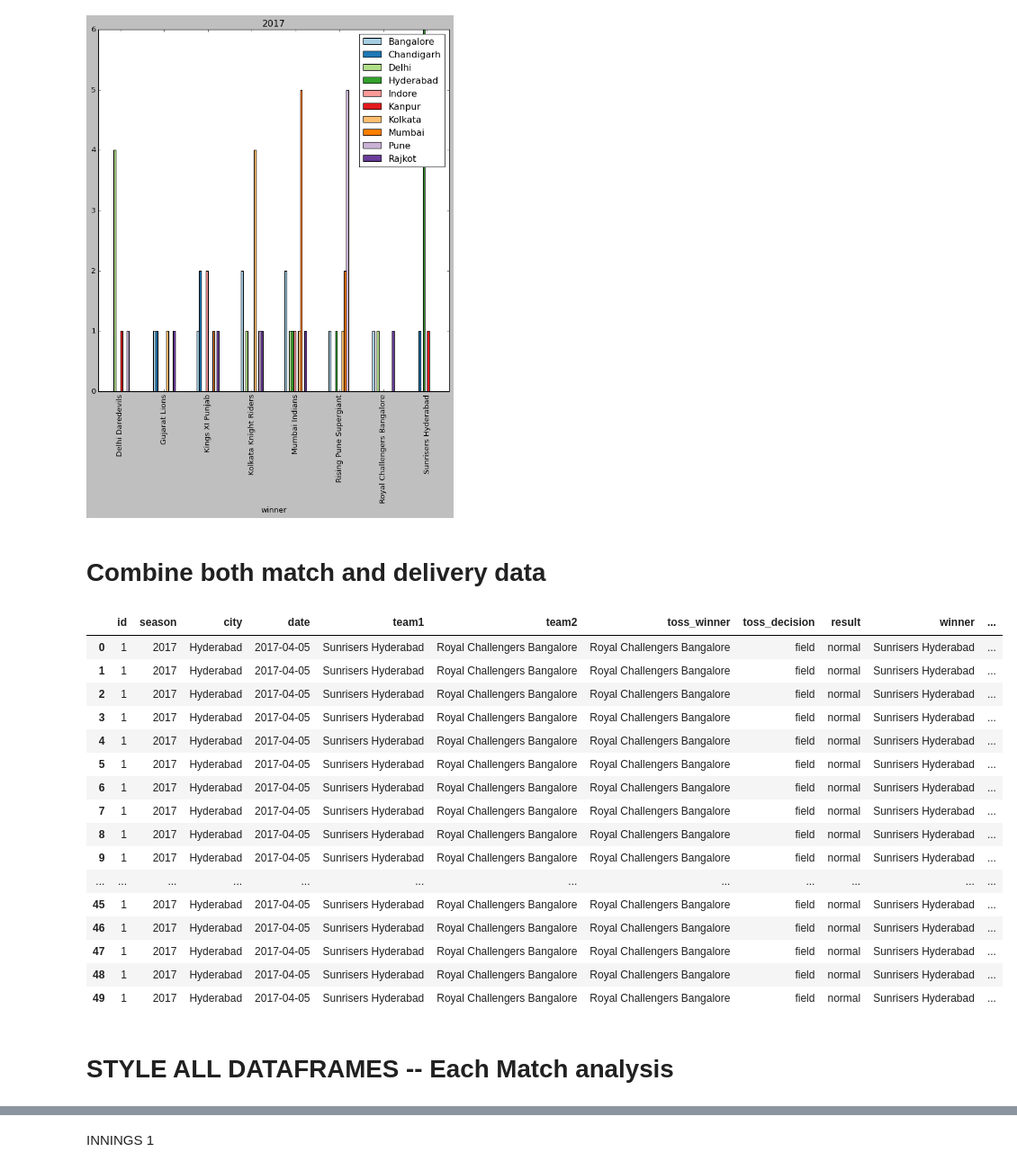
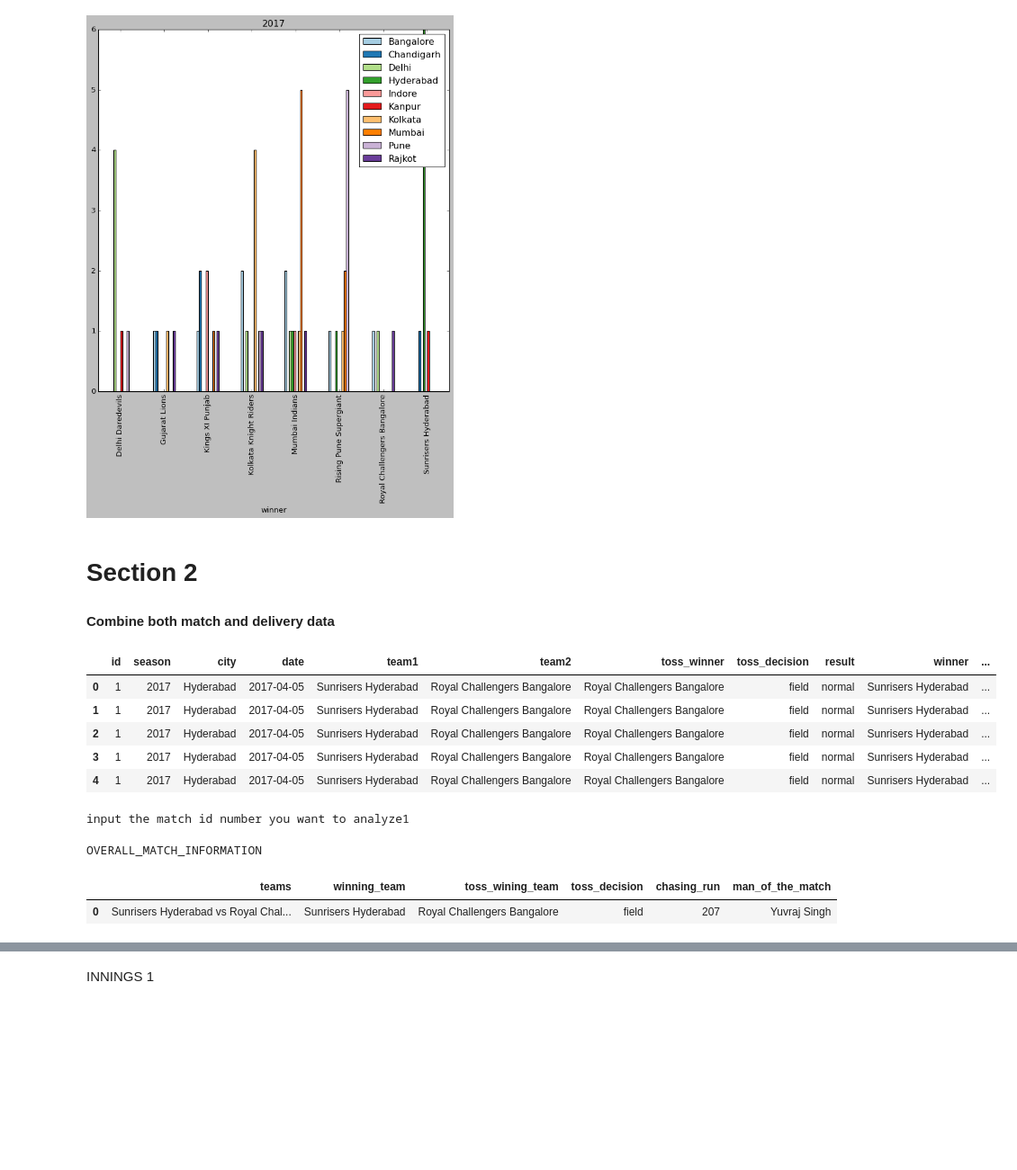
Before and after one commit to Aiant1/Data_Analysis_Projects, a Jupyter notebook: Indian_Premier_League_Data_analysis.ipynb, the cells around one changed output, grey strips where cells are left out. Shown at 90% size. Drawn from its saved outputs; the diff is of its cells as text; code cells hidden in the pictures; blank space fills up the shorter version.

```diff
--- a/Indian_Premier_League_Data_analysis.ipynb
+++ b/Indian_Premier_League_Data_analysis.ipynb
@@ -355,27 +382,17 @@ for seasons in seasons_played_in_india:
 [figure]
 [figure]
 # %% [markdown]
-# Combine both match and delivery data
+# Section 2
+#### Combine both match and delivery data
 # %%
 combined_data = match.merge(delivery, left_on='id', right_on='match_id')
-combined_data.head(50)
+combined_data.head(5)
 # %% [output]
 |  | id | season | city | date | team1 | team2 | toss_winner | toss_decision | result | winner | ... |
 | 0 | 1 | 2017 | Hyderabad | 2017-04-05 | Sunrisers Hyderabad | Royal Challengers Bangalore | Royal Challengers Bangalore | field | normal | Sunrisers Hyderabad | ... |
 | 1 | 1 | 2017 | Hyderabad | 2017-04-05 | Sunrisers Hyderabad | Royal Challengers Bangalore | Royal Challengers Bangalore | field | normal | Sunrisers Hyderabad | ... |
 | 2 | 1 | 2017 | Hyderabad | 2017-04-05 | Sunrisers Hyderabad | Royal Challengers Bangalore | Royal Challengers Bangalore | field | normal | Sunrisers Hyderabad | ... |
 | 3 | 1 | 2017 | Hyderabad | 2017-04-05 | Sunrisers Hyderabad | Royal Challengers Bangalore | Royal Challengers Bangalore | field | normal | Sunrisers Hyderabad | ... |
 | 4 | 1 | 2017 | Hyderabad | 2017-04-05 | Sunrisers Hyderabad | Royal Challengers Bangalore | Royal Challengers Bangalore | field | normal | Sunrisers Hyderabad | ... |
-| 5 | 1 | 2017 | Hyderabad | 2017-04-05 | Sunrisers Hyderabad | Royal Challengers Bangalore | Royal Challengers Bangalore | field | normal | Sunrisers Hyderabad | ... |
-| 6 | 1 | 2017 | Hyderabad | 2017-04-05 | Sunrisers Hyderabad | Royal Challengers Bangalore | Royal Challengers Bangalore | field | normal | Sunrisers Hyderabad | ... |
-| 7 | 1 | 2017 | Hyderabad | 2017-04-05 | Sunrisers Hyderabad | Royal Challengers Bangalore | Royal Challengers Bangalore | field | normal | Sunrisers Hyderabad | ... |
-| 8 | 1 | 2017 | Hyderabad | 2017-04-05 | Sunrisers Hyderabad | Royal Challengers Bangalore | Royal Challengers Bangalore | field | normal | Sunrisers Hyderabad | ... |
-| 9 | 1 | 2017 | Hyderabad | 2017-04-05 | Sunrisers Hyderabad | Royal Challengers Bangalore | Royal Challengers Bangalore | field | normal | Sunrisers Hyderabad | ... |
-| ... | ... | ... | ... | ... | ... | ... | ... | ... | ... | ... | ... |
-| 45 | 1 | 2017 | Hyderabad | 2017-04-05 | Sunrisers Hyderabad | Royal Challengers Bangalore | Royal Challengers Bangalore | field | normal | Sunrisers Hyderabad | ... |
-| 46 | 1 | 2017 | Hyderabad | 2017-04-05 | Sunrisers Hyderabad | Royal Challengers Bangalore | Royal Challengers Bangalore | field | normal | Sunrisers Hyderabad | ... |
-| 47 | 1 | 2017 | Hyderabad | 2017-04-05 | Sunrisers Hyderabad | Royal Challengers Bangalore | Royal Challengers Bangalore | field | normal | Sunrisers Hyderabad | ... |
-| 48 | 1 | 2017 | Hyderabad | 2017-04-05 | Sunrisers Hyderabad | Royal Challengers Bangalore | Royal Challengers Bangalore | field | normal | Sunrisers Hyderabad | ... |
-| 49 | 1 | 2017 | Hyderabad | 2017-04-05 | Sunrisers Hyderabad | Royal Challengers Bangalore | Royal Challengers Bangalore | field | normal | Sunrisers Hyderabad | ... |
 # %%
 # each match analysis
@@ -431,9 +446,16 @@ def individual_match_analysis(id):
 
   return match_information,batsman_indivisula_run_inng1,information_each_over_inn1,batsman_indivisula_run_inn2,information_each_over_inn2
-# %% [markdown]
-# STYLE ALL DATAFRAMES -- Each Match analysis
 # %%
 #call the function
 #enter the match id you want to analyze
-match_information,batsman_indivisula_run_inng1,information_each_over_inn1,batsman_indivisula_run_inn2,information_each_over_inn2=individual_match_analysis(3)
+input_match_id=int(input("input the match id number you want to analyze"))
+match_information,batsman_indivisula_run_inng1,information_each_over_inn1,batsman_indivisula_run_inn2,information_each_over_inn2=individual_match_analysis(input_match_id)
+#Winner of the match
+cm = sns.light_palette("blue", as_cmap=True)
+match_information.style.background_gradient(cmap=cm).set_caption("OVERALL_MATCH_INFORMATION")
+# %% [output]
+input the match id number you want to analyze1
+OVERALL_MATCH_INFORMATION
+|  | teams | winning_team | toss_wining_team | toss_decision | chasing_run | man_of_the_match |
+| 0 | Sunrisers Hyderabad vs Royal Chal... | Sunrisers Hyderabad | Royal Challengers Bangalore | field | 207 | Yuvraj Singh |
 # %%
```
Also changed, not shown: parts of 27 cells of this notebook.
